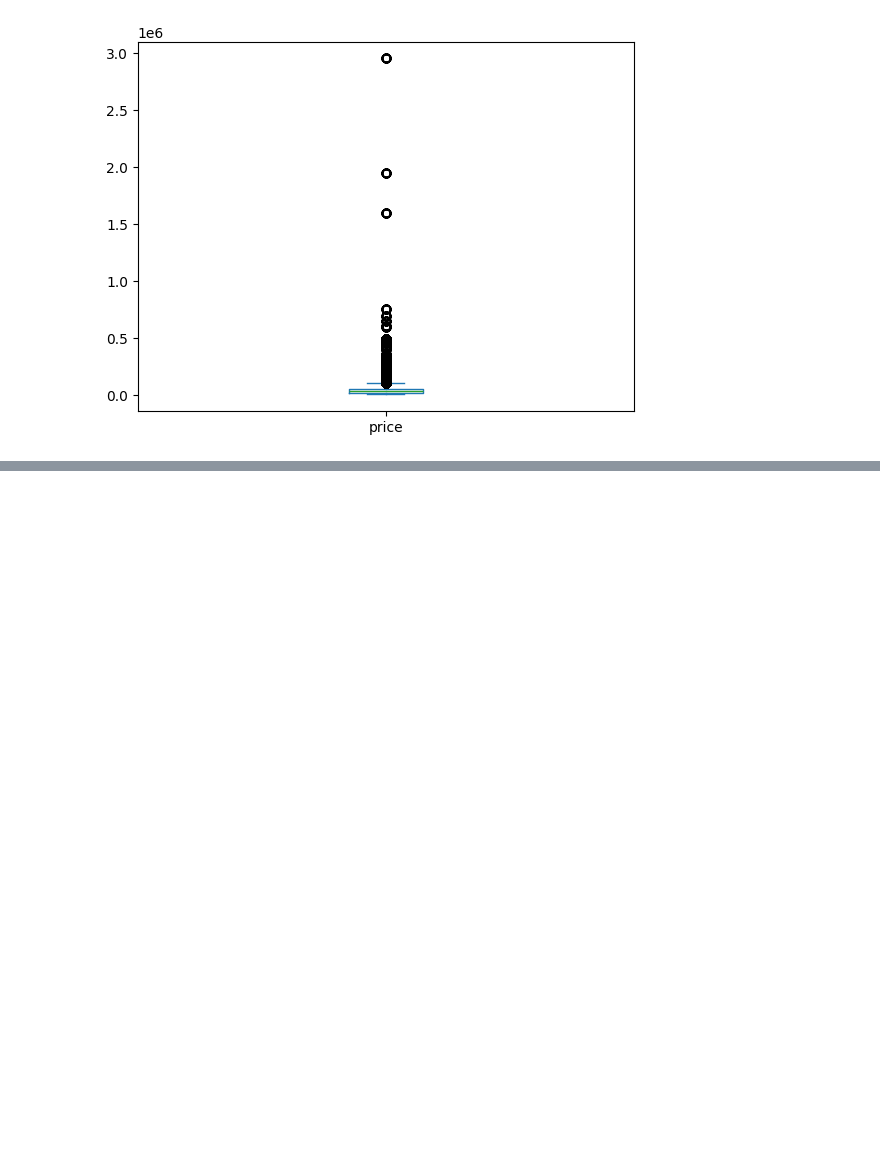
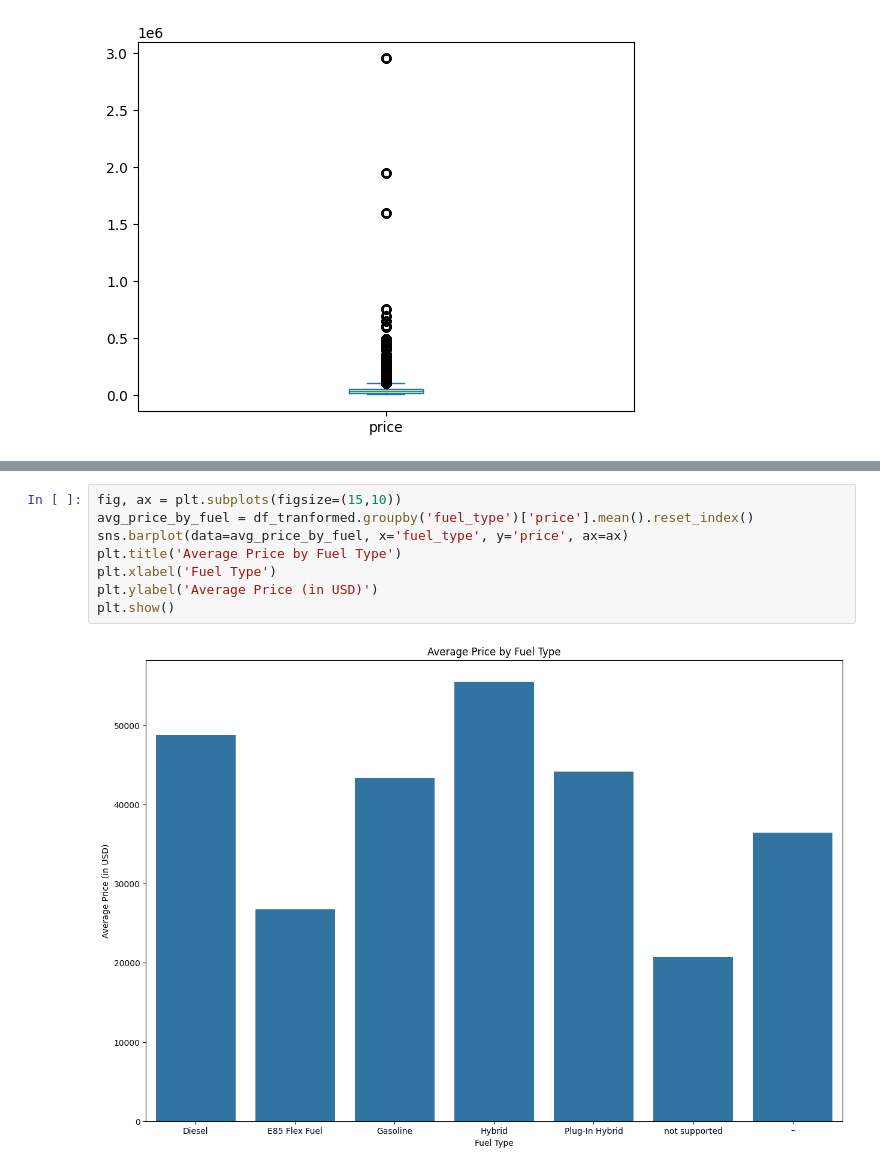
Before and after one commit to YaelDahariBIU/Tabular-Data, a Jupyter notebook: part1.ipynb, the cells around one changed output, grey strips where cells are left out. Cells and saved outputs as stored; diff of their text form; blank space fills up the shorter version.

```diff
--- a/part1.ipynb
+++ b/part1.ipynb
@@ -395,0 +413,10 @@ df_tranformed["price"].plot(kind="box")
+# %%
+fig, ax = plt.subplots(figsize=(15,10))
+avg_price_by_fuel = df_tranformed.groupby('fuel_type')['price'].mean().reset_index()
+sns.barplot(data=avg_price_by_fuel, x='fuel_type', y='price', ax=ax)
+plt.title('Average Price by Fuel Type')
+plt.xlabel('Fuel Type')
+plt.ylabel('Average Price (in USD)')
+plt.show()
+# %% [output]
+[figure, added]
```
Also changed, not shown: parts of 20 cells of this notebook.
